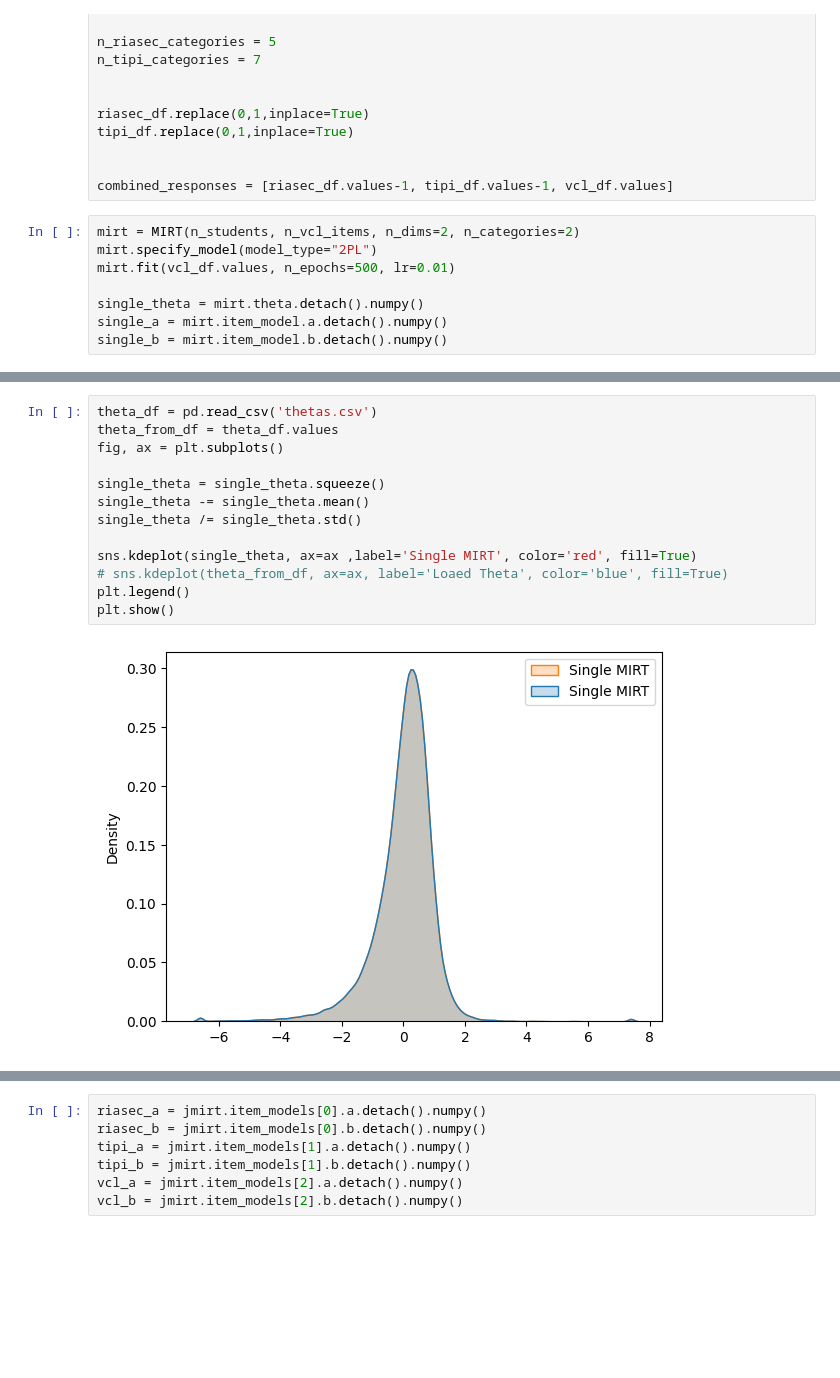
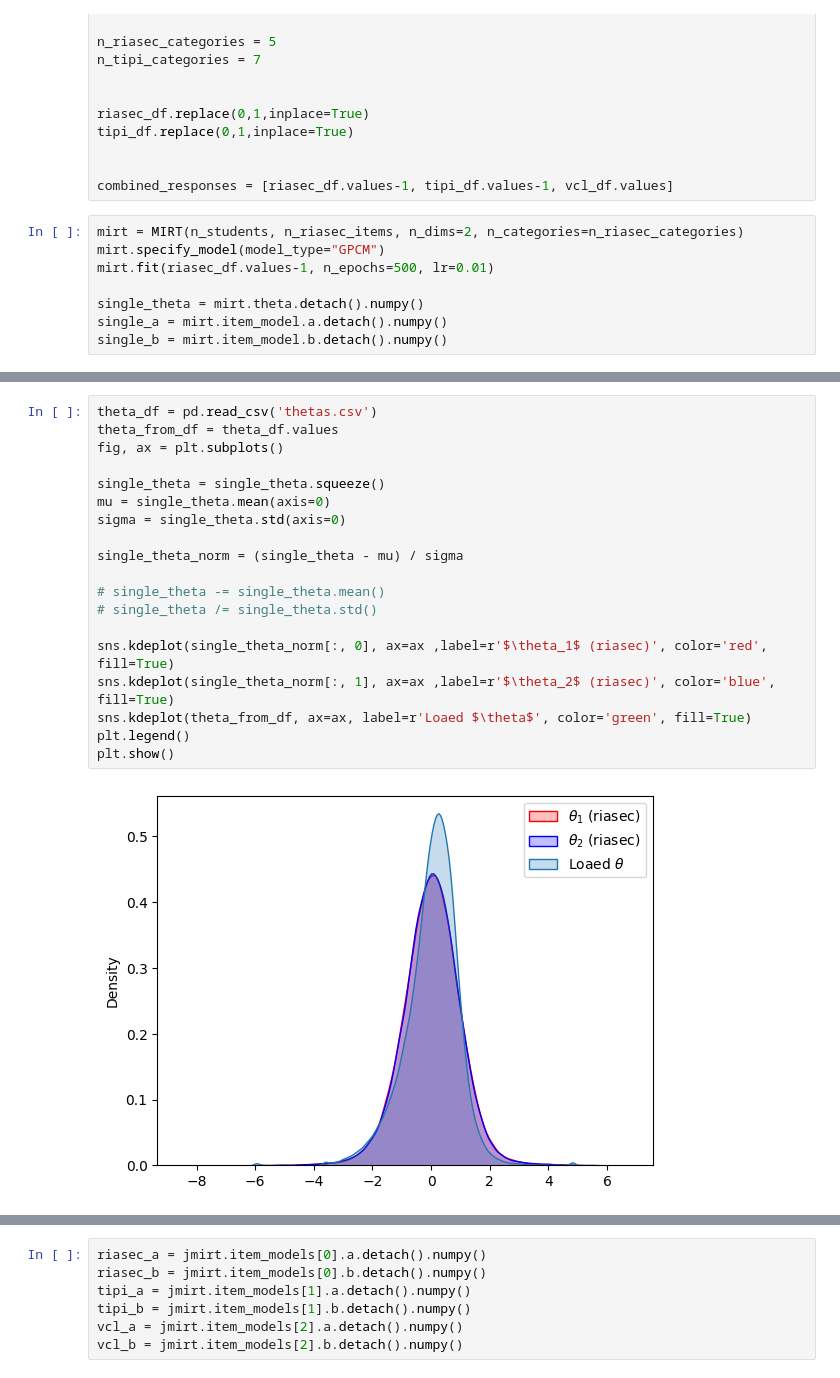
Before and after one commit to alhazar43/cal, a Jupyter notebook: test_2d.ipynb, the cells around one changed output, grey strips where cells are left out. Cells and saved outputs as stored; diff of their text form; blank space fills up the shorter version.

```diff
--- a/test_2d.ipynb
+++ b/test_2d.ipynb
@@ -25,9 +25,9 @@ tipi_df.replace(0,1,inplace=True)
 
 combined_responses = [riasec_df.values-1, tipi_df.values-1, vcl_df.values]
 # %%
-mirt = MIRT(n_students, n_vcl_items, n_dims=2, n_categories=2)
-mirt.specify_model(model_type="2PL")
-mirt.fit(vcl_df.values, n_epochs=500, lr=0.01)
+mirt = MIRT(n_students, n_riasec_items, n_dims=2, n_categories=n_riasec_categories)
+mirt.specify_model(model_type="GPCM")
+mirt.fit(riasec_df.values-1, n_epochs=500, lr=0.01)
 
 single_theta = mirt.theta.detach().numpy()
 single_a = mirt.item_model.a.detach().numpy()
@@ -45,16 +45,22 @@ array([[1.1149553 , 1.1149553 ],
 # %%
 theta_df = pd.read_csv('thetas.csv')
 theta_from_df = theta_df.values
 fig, ax = plt.subplots()
 
 single_theta = single_theta.squeeze()
-single_theta -= single_theta.mean()
-single_theta /= single_theta.std()
+mu = single_theta.mean(axis=0)
+sigma = single_theta.std(axis=0)
 
-sns.kdeplot(single_theta, ax=ax ,label='Single MIRT', color='red', fill=True)
-# sns.kdeplot(theta_from_df, ax=ax, label='Loaed Theta', color='blue', fill=True)
+single_theta_norm = (single_theta - mu) / sigma
+
+# single_theta -= single_theta.mean()
+# single_theta /= single_theta.std()
+
+sns.kdeplot(single_theta_norm[:, 0], ax=ax ,label=r'$\theta_1$ (riasec)', color='red', fill=True)
+sns.kdeplot(single_theta_norm[:, 1], ax=ax ,label=r'$\theta_2$ (riasec)', color='blue', fill=True)
+sns.kdeplot(theta_from_df, ax=ax, label=r'Loaed $\theta$', color='green', fill=True)
 plt.legend()
 plt.show()
 # %% [output]
-[figure, old version]
+[figure, new version]
 # %%
```
Also changed, not shown: parts of 8 cells of this notebook, 10 other files.
